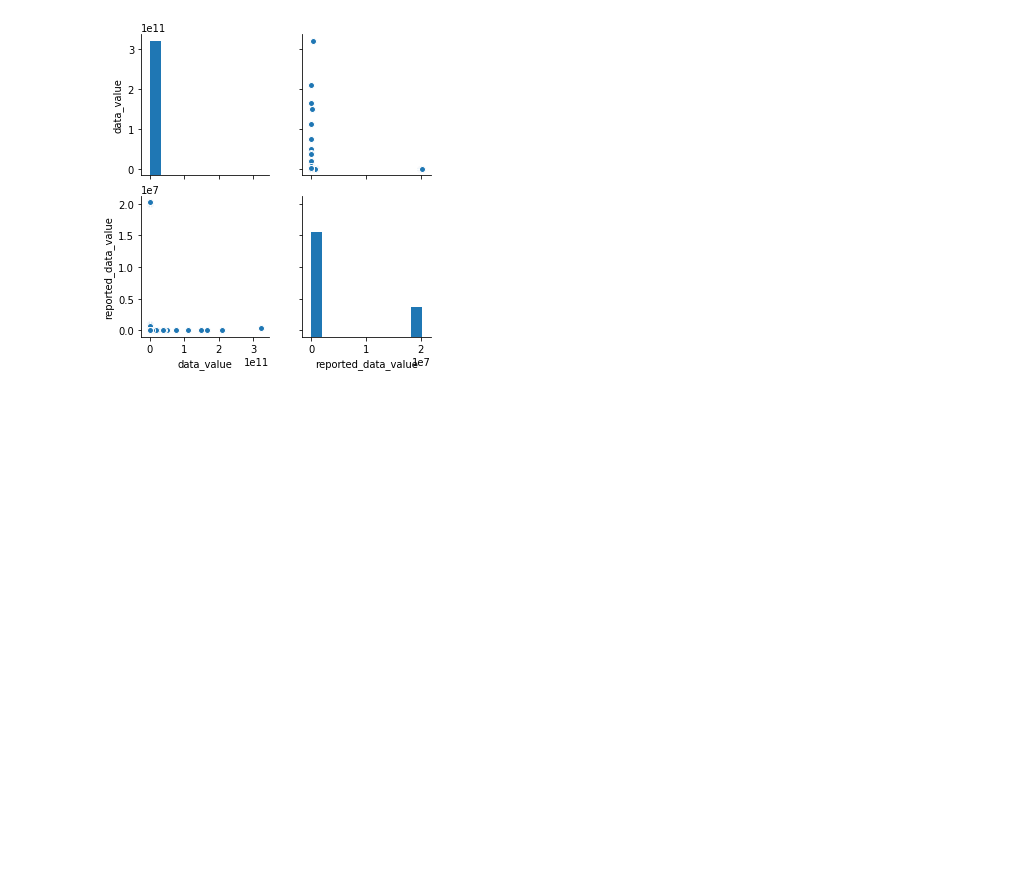
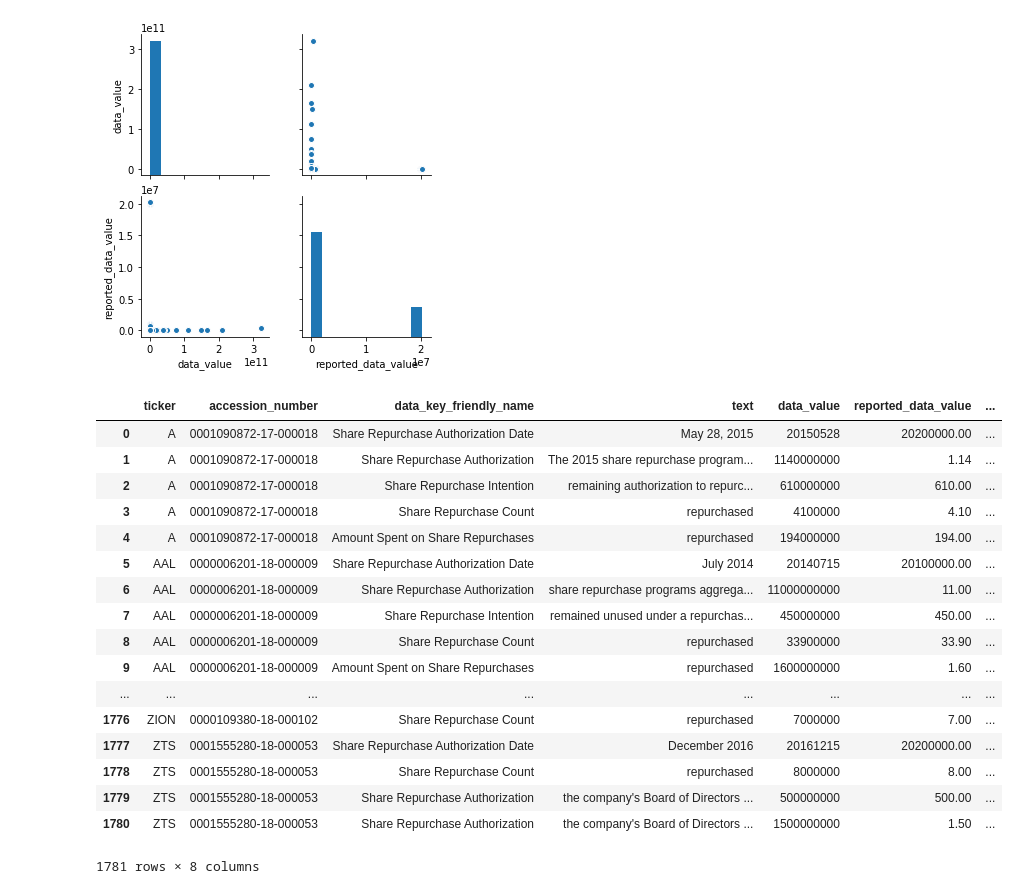
Before and after one commit to suhasinipallai/New_constructs, a Jupyter notebook: data-question-8-exploratory-data-analysis.ipynb, the cells around one changed output. Saved outputs shown, nothing was run; the diff lists cells and outputs as text; code cells hidden in the pictures; blank space fills up the shorter version.

```diff
--- a/data-question-8-exploratory-data-analysis.ipynb
+++ b/data-question-8-exploratory-data-analysis.ipynb
@@ -129,3 +129,24 @@ sns.pairplot(share_rprchs_prgrph_df)
 # %% [output]
 <seaborn.axisgrid.PairGrid at 0x...>
 [figure]
+# %%
+share_rprchs_prgrph_df
+# %% [output]
+|  | ticker | accession_number | data_key_friendly_name | text | data_value | reported_data_value | ... |
+| 0 | A | 0001090872-17-000018 | Share Repurchase Authorization Date | May 28, 2015 | 20150528 | 20200000.00 | ... |
+| 1 | A | 0001090872-17-000018 | Share Repurchase Authorization | The 2015 share repurchase program... | 1140000000 | 1.14 | ... |
+| 2 | A | 0001090872-17-000018 | Share Repurchase Intention | remaining authorization to repurc... | 610000000 | 610.00 | ... |
+| 3 | A | 0001090872-17-000018 | Share Repurchase Count | repurchased | 4100000 | 4.10 | ... |
+| 4 | A | 0001090872-17-000018 | Amount Spent on Share Repurchases | repurchased | 194000000 | 194.00 | ... |
+| 5 | AAL | 0000006201-18-000009 | Share Repurchase Authorization Date | July 2014 | 20140715 | 20100000.00 | ... |
+| 6 | AAL | 0000006201-18-000009 | Share Repurchase Authorization | share repurchase programs aggrega... | 11000000000 | 11.00 | ... |
+| 7 | AAL | 0000006201-18-000009 | Share Repurchase Intention | remained unused under a repurchas... | 450000000 | 450.00 | ... |
+| 8 | AAL | 0000006201-18-000009 | Share Repurchase Count | repurchased | 33900000 | 33.90 | ... |
+| 9 | AAL | 0000006201-18-000009 | Amount Spent on Share Repurchases | repurchased | 1600000000 | 1.60 | ... |
+| ... | ... | ... | ... | ... | ... | ... | ... |
+| 1776 | ZION | 0000109380-18-000102 | Share Repurchase Count | repurchased | 7000000 | 7.00 | ... |
+| 1777 | ZTS | 0001555280-18-000053 | Share Repurchase Authorization Date | December 2016 | 20161215 | 20200000.00 | ... |
+| 1778 | ZTS | 0001555280-18-000053 | Share Repurchase Count | repurchased | 8000000 | 8.00 | ... |
+| 1779 | ZTS | 0001555280-18-000053 | Share Repurchase Authorization | the company's Board of Directors ... | 500000000 | 500.00 | ... |
+| 1780 | ZTS | 0001555280-18-000053 | Share Repurchase Authorization | the company's Board of Directors ... | 1500000000 | 1.50 | ... |
+1781 rows × 8 columns
```
Also changed, not shown: parts of 7 cells of this notebook.
